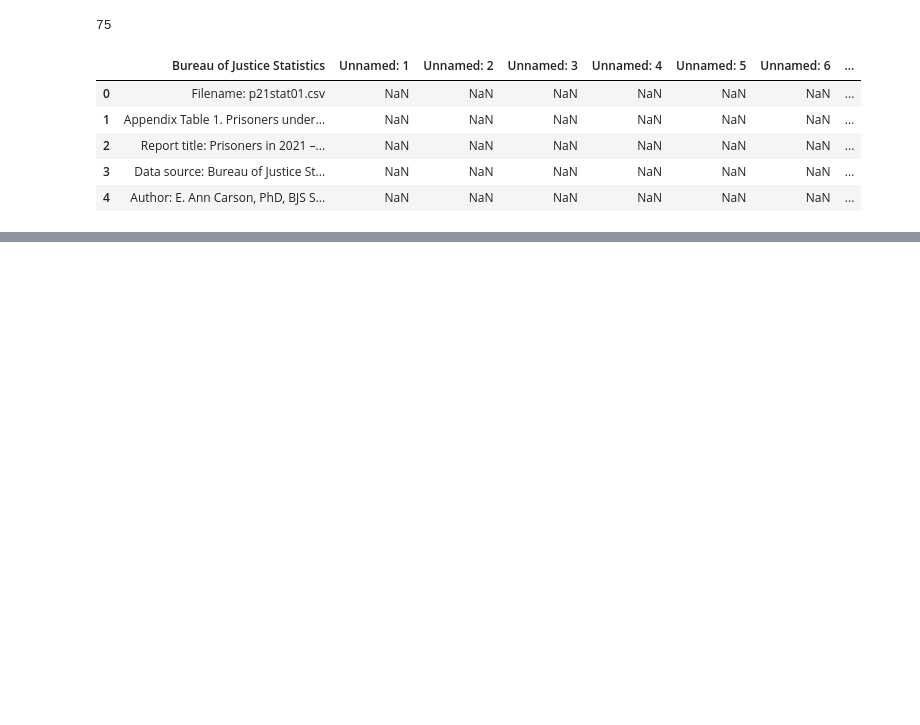
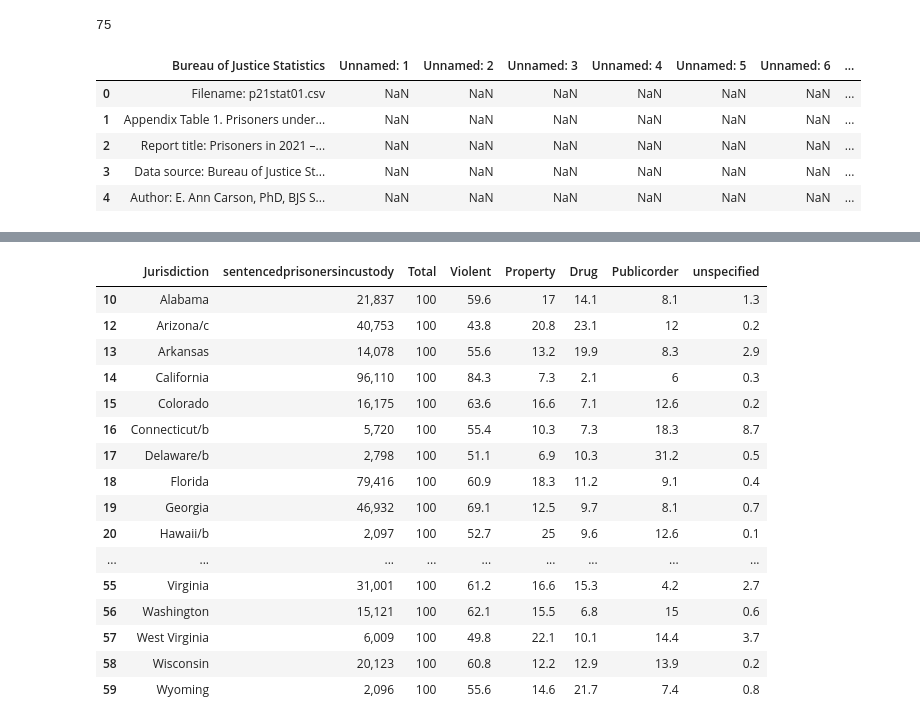
Before and after one commit to Mt122606/Curous-Conquers-, a Jupyter notebook: CuriousConquersProject/DATA/USPrisons.ipynb, the cells around one changed output, grey strips where cells are left out. Cells and saved outputs as stored; diff of their text form; code cells hidden in the pictures; blank space fills up the shorter version.

```diff
--- a/CuriousConquersProject/DATA/USPrisons.ipynb
+++ b/CuriousConquersProject/DATA/USPrisons.ipynb
@@ -25,0 +54,25 @@ USprisons.head()
+# %%
+USprisonscrime.rename(columns={"Bureau of Justice Statistics":"Jurisdiction","Unnamed: 1":"sentencedprisonersincustody",
+                               "Unnamed: 2":"Total","Unnamed: 3":"NaN","Unnamed: 4":"Violent","Unnamed: 5":"NaN",
+                               "Unnamed: 6":"Property","Unnamed: 7":"NaN","Unnamed: 8":"Drug","Unnamed: 9":"NaN",
+                               "Unnamed: 10":"Publicorder","Unnamed: 11":"NaN","Unnamed: 12":"unspecified","Unnamed: 13":"NaN"},inplace=True)
+# %%
+USprisonscrime.drop(['NaN'], axis=1)
+# %% [output]
+|  | Jurisdiction | sentencedprisonersincustody | Total | Violent | Property | Drug | Publicorder | unspecified |
+| 10 | Alabama | 21,837 | 100 | 59.6 | 17 | 14.1 | 8.1 | 1.3 |
+| 12 | Arizona/c | 40,753 | 100 | 43.8 | 20.8 | 23.1 | 12 | 0.2 |
+| 13 | Arkansas | 14,078 | 100 | 55.6 | 13.2 | 19.9 | 8.3 | 2.9 |
+| 14 | California | 96,110 | 100 | 84.3 | 7.3 | 2.1 | 6 | 0.3 |
+| 15 | Colorado | 16,175 | 100 | 63.6 | 16.6 | 7.1 | 12.6 | 0.2 |
+| 16 | Connecticut/b | 5,720 | 100 | 55.4 | 10.3 | 7.3 | 18.3 | 8.7 |
+| 17 | Delaware/b | 2,798 | 100 | 51.1 | 6.9 | 10.3 | 31.2 | 0.5 |
+| 18 | Florida | 79,416 | 100 | 60.9 | 18.3 | 11.2 | 9.1 | 0.4 |
+| 19 | Georgia | 46,932 | 100 | 69.1 | 12.5 | 9.7 | 8.1 | 0.7 |
+| 20 | Hawaii/b | 2,097 | 100 | 52.7 | 25 | 9.6 | 12.6 | 0.1 |
+| ... | ... | ... | ... | ... | ... | ... | ... | ... |
+| 55 | Virginia | 31,001 | 100 | 61.2 | 16.6 | 15.3 | 4.2 | 2.7 |
+| 56 | Washington | 15,121 | 100 | 62.1 | 15.5 | 6.8 | 15 | 0.6 |
+| 57 | West Virginia | 6,009 | 100 | 49.8 | 22.1 | 10.1 | 14.4 | 3.7 |
+| 58 | Wisconsin | 20,123 | 100 | 60.8 | 12.2 | 12.9 | 13.9 | 0.2 |
+| 59 | Wyoming | 2,096 | 100 | 55.6 | 14.6 | 21.7 | 7.4 | 0.8 |
```
Also changed, not shown: parts of 6 cells of this notebook, 1 other file.
